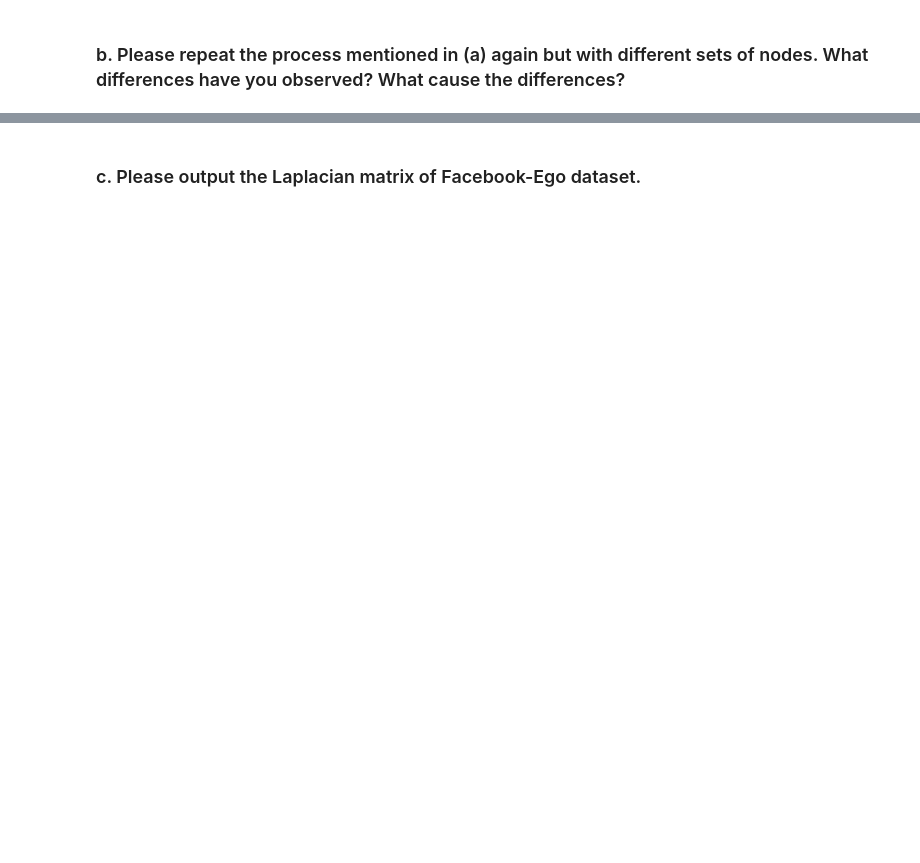
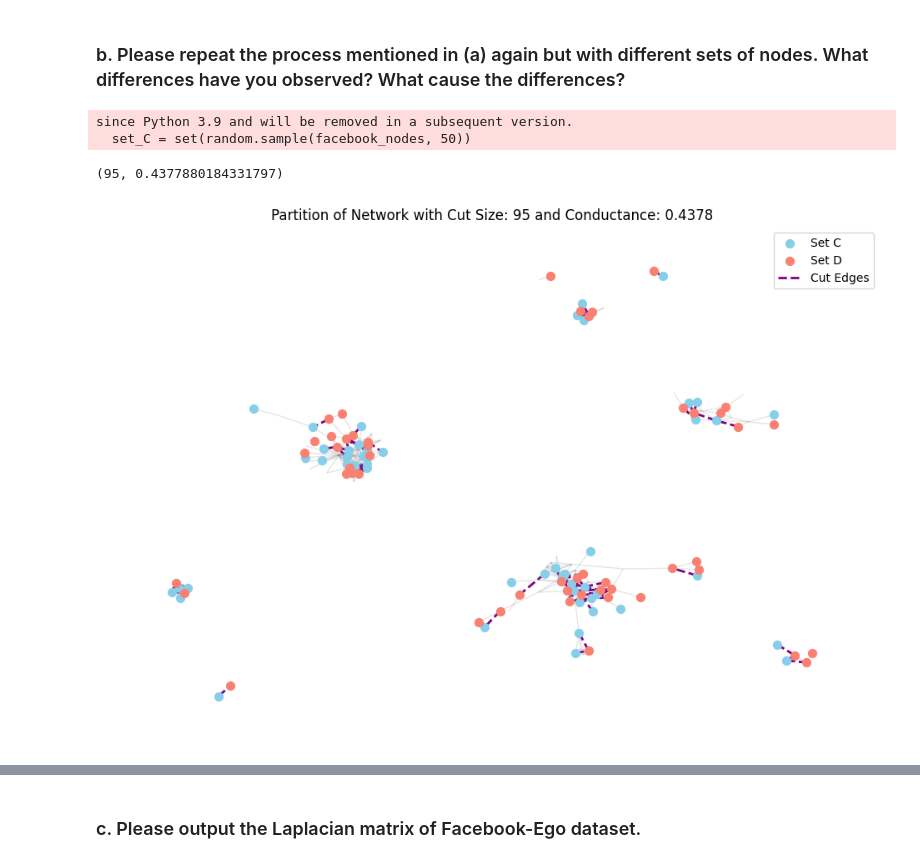
Before and after one commit to pariaighanian/Analysis_of_Complex_Netwroks, a Jupyter notebook: assignment_06.ipynb, the cells around one changed output, grey strips where cells are left out. Saved outputs shown, nothing was run; the diff lists cells and outputs as text; code cells hidden in the pictures; blank space fills up the shorter version.

```diff
--- a/assignment_06.ipynb
+++ b/assignment_06.ipynb
@@ -12,2 +58,44 @@ from infomap import Infomap
 # %% [markdown]
 ### b. Please repeat the process mentioned in (a) again but with different sets of nodes. What differences have you observed? What cause the differences?
+# %%
+# Repeat with a new seed
+random.seed(43)
+# Create new sets C and D
+set_C = set(random.sample(facebook_nodes, 50))
+set_D = set(random.sample([n for n in facebook_nodes if n not in set_C], 50))
+
+# Calculate the new cut size
+cut_size = len([1 for u, v in facebook_G.edges() if (u in set_C and v in set_D) or (u in set_D and v in set_C)])
+
+# Calculate Conductance
+volume_C = sum(facebook_G.degree(n) for n in set_C)
+volume_D = sum(facebook_G.degree(n) for n in set_D)
+conductance = cut_size / min(volume_C, volume_D)
+
+cut_size, conductance
+# %% [output]
+since Python 3.9 and will be removed in a subsequent version.
+  set_C = set(random.sample(facebook_nodes, 50))
+(95, 0.4377880184331797)
+# %%
+pos = nx.spring_layout(facebook_G, seed=43)
+plt.figure(figsize=(12, 8))
+
+# Draw nodes in set A and set B with distinct colors
+nx.draw_networkx_nodes(facebook_G, pos, nodelist=set_C, node_color="skyblue", label="Set C", node_size=50)
+nx.draw_networkx_nodes(facebook_G, pos, nodelist=set_D, node_color="salmon", label="Set D", node_size=50)
+
+# Highlight the cut edges specifically
+cut_edges = [(u, v) for u, v in facebook_G.edges() if (u in set_C and v in set_D) or (u in set_D and v in set_C)]
+nx.draw_networkx_edges(facebook_G, pos, edgelist=cut_edges, edge_color="purple", width=2, style="dashed", label="Cut Edges")
+
+# Draw remaining edges with low-opacity gray
+non_cut_edges = [e for e in facebook_G.edges() if e not in cut_edges]
+nx.draw_networkx_edges(facebook_G, pos, edgelist=non_cut_edges, edge_color="gray", alpha=0.2)
+
+plt.title(f"Partition of Network with Cut Size: {cut_size} and Conductance: {conductance:.4f}")
+plt.legend()
+plt.axis("off")
+plt.show()
+# %% [output]
+[figure, added]
```
Also changed, not shown: parts of 7 cells of this notebook, 1 other file.
